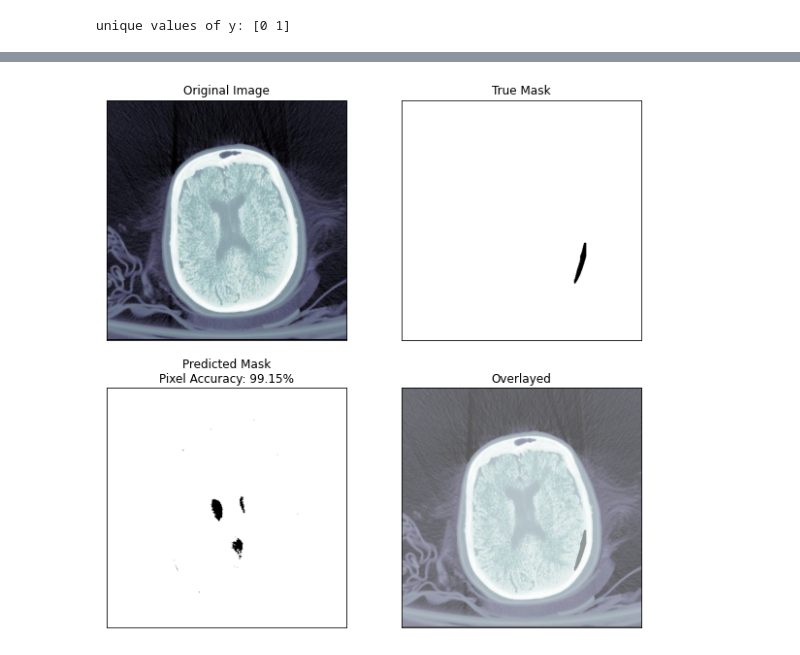
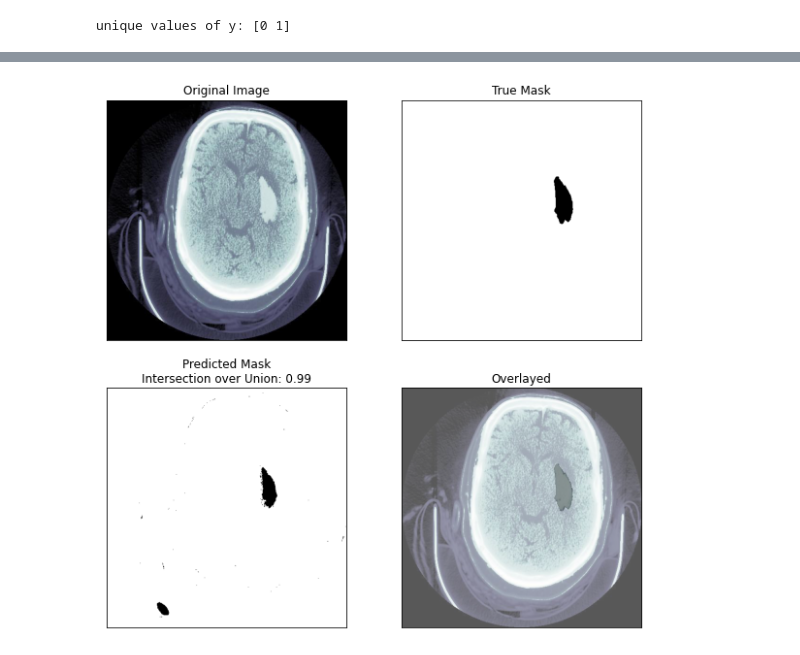
Before and after one commit to lrav35/brain_segmentation_classification, a Jupyter notebook: unet.ipynb, the cells around one changed output, grey strips where cells are left out. Drawn from its saved outputs; the diff is of its cells as text; code cells hidden in the pictures.

```diff
--- a/unet.ipynb
+++ b/unet.ipynb
@@ -274,33 +296,46 @@ def unet(pretrained_weights = None,input_size = (128,128,1),learningRate=1e-5,de
 # incompatible size
 model = unet()
 history = model.fit(X_train, y_train, batch_size=batch_size, epochs=epochs, callbacks=[checkpoint], validation_data=(X_val, y_val))
+# %%
+def IOU_nonK(y_true, y_pred, smooth=1):
+    y_true_f = y_true.flatten()
+    y_pred_f = y_pred.flatten()
+
+    intersection = np.sum(y_true_f * y_pred_f)
+
+    union = np.sum(y_true_f) + np.sum(y_pred_f) - intersection
+
+    iou = (intersection + smooth) / (union + smooth)
+
+    return iou
 # %%
 index = np.random.randint(len(X_val))
 image = X_val[index]
 true_mask = np.where(np.abs(y_val[index]), 0, 1)
 predicted_mask = model.predict(np.expand_dims(image, axis=0))[0]
 predicted_mask = (predicted_mask < 0.2).astype(np.uint8)
-pixel_accuracy = (predicted_mask == true_mask).mean()
+# pixel_accuracy = (predicted_mask == true_mask).mean()
+iou = IOU_nonK(true_mask, predicted_mask)
 
 fig, axes = plt.subplots(2, 2, figsize=(10, 10))
 
 axes[0, 0].imshow(image)
 axes[0, 0].set_title("Original Image")
 
 axes[0, 1].imshow(true_mask.squeeze(), cmap='gray')
 axes[0, 1].set_title("True Mask")
 
 axes[1, 0].imshow(predicted_mask.squeeze(), cmap='gray')
-axes[1, 0].set_title("Predicted Mask\nPixel Accuracy: {:.2f}%".format((pixel_accuracy)*100))
+axes[1, 0].set_title("Predicted Mask\nIntersection over Union: {:.2f}".format((iou)))
 
 axes[1, 1].imshow(image)
 axes[1, 1].imshow(true_mask.squeeze(), cmap='gray', alpha=0.35)
 axes[1, 1].set_title("Overlayed")
 
 for ax in axes.flat:
     ax.set_xticks([])
     ax.set_yticks([])
 
 plt.show()
 # %% [output]
-[figure, old version]
+[figure, new version]
```
Also changed, not shown: parts of 4 cells of this notebook.
